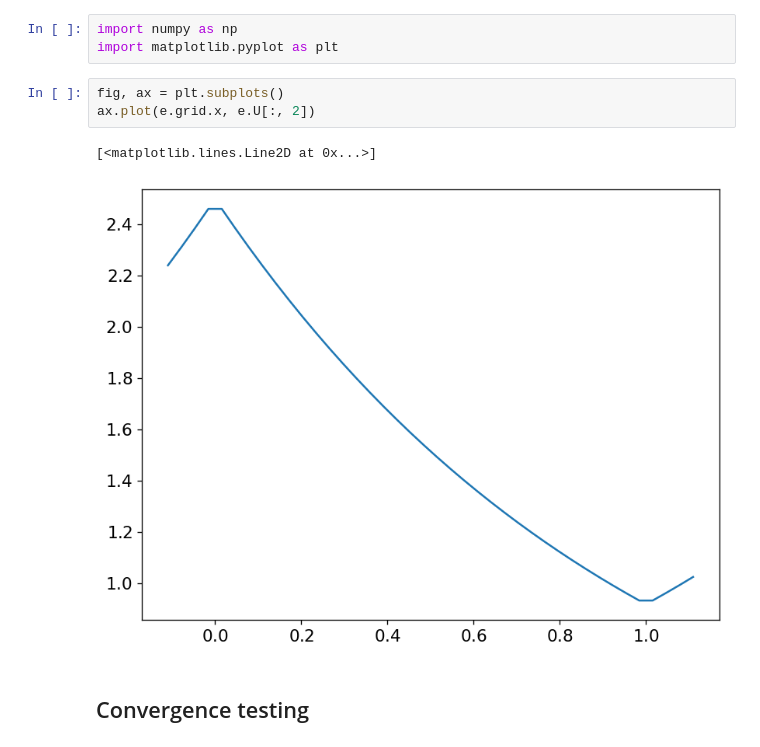
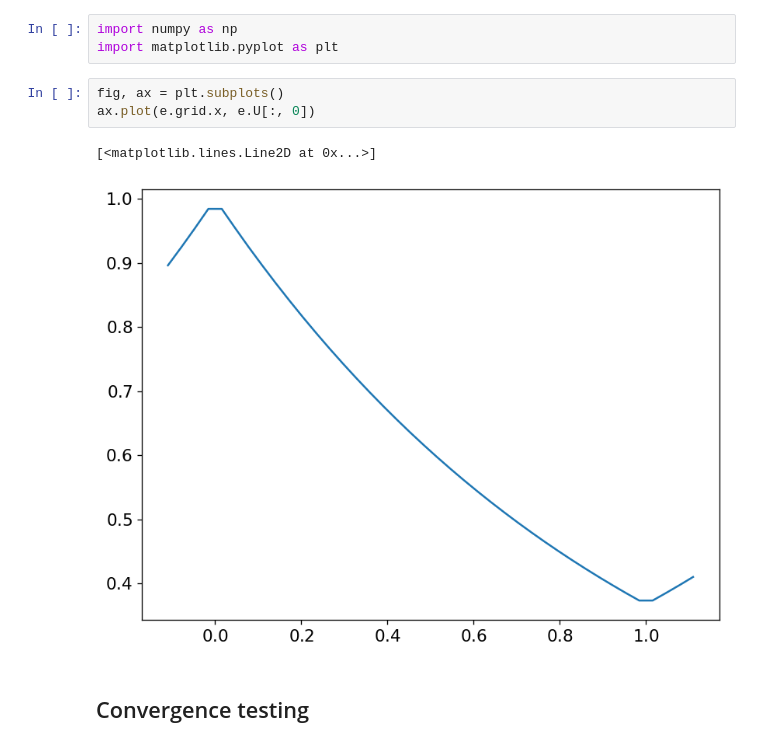
Before and after one commit to python-hydro/ppmpy, a Jupyter notebook: examples/hse.ipynb, the cells around one changed output. Cells and saved outputs as stored; diff of their text form.

```diff
--- a/examples/hse.ipynb
+++ b/examples/hse.ipynb
@@ -60,10 +64,10 @@ import numpy as np
 import matplotlib.pyplot as plt
 # %%
 fig, ax = plt.subplots()
-ax.plot(e.grid.x, e.U[:, 2])
+ax.plot(e.grid.x, e.U[:, 0])
 # %% [output]
 [<matplotlib.lines.Line2D at 0x...>]
-[figure, old version]
+[figure, new version]
 # %% [markdown]
 ## Convergence testing
 # %%
```
Also changed, not shown: parts of 12 cells of this notebook, 2 other files.
